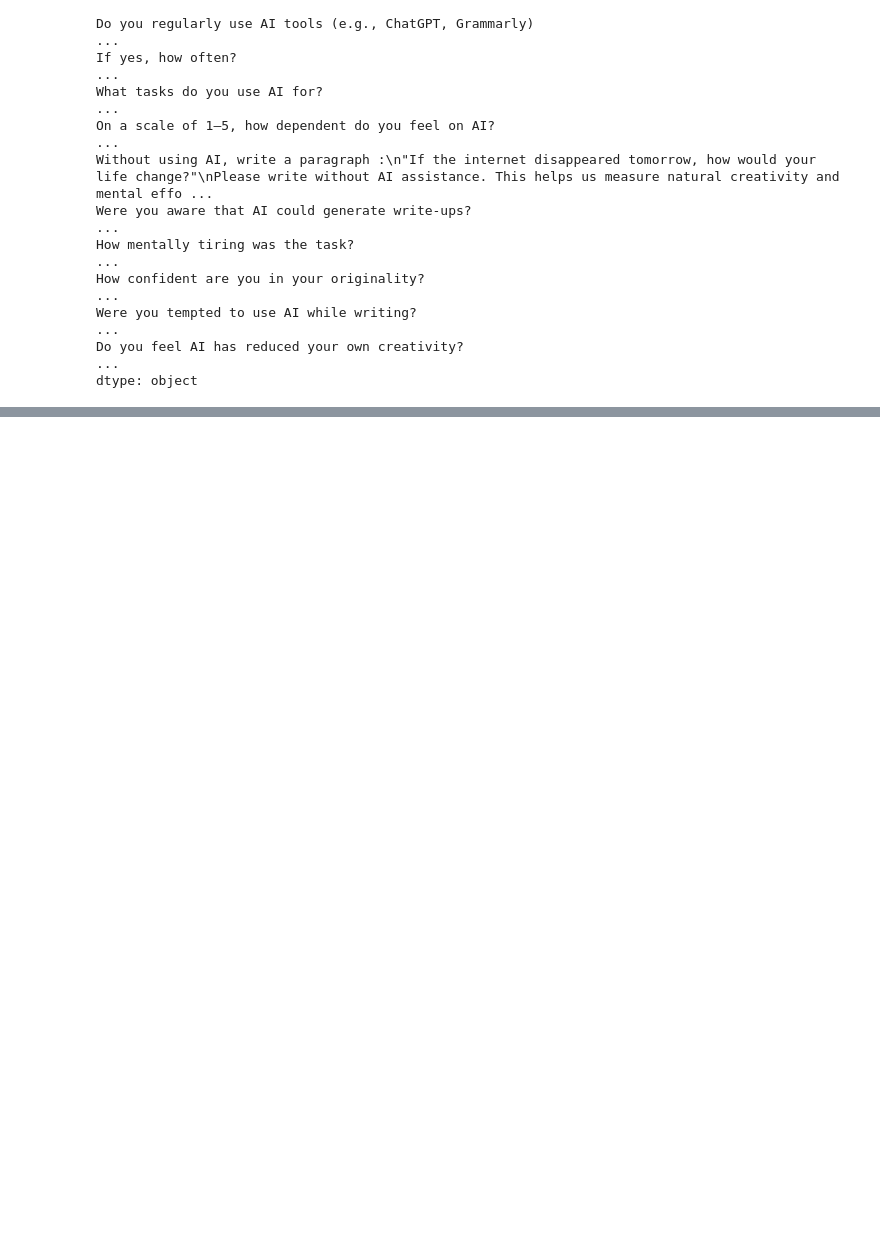
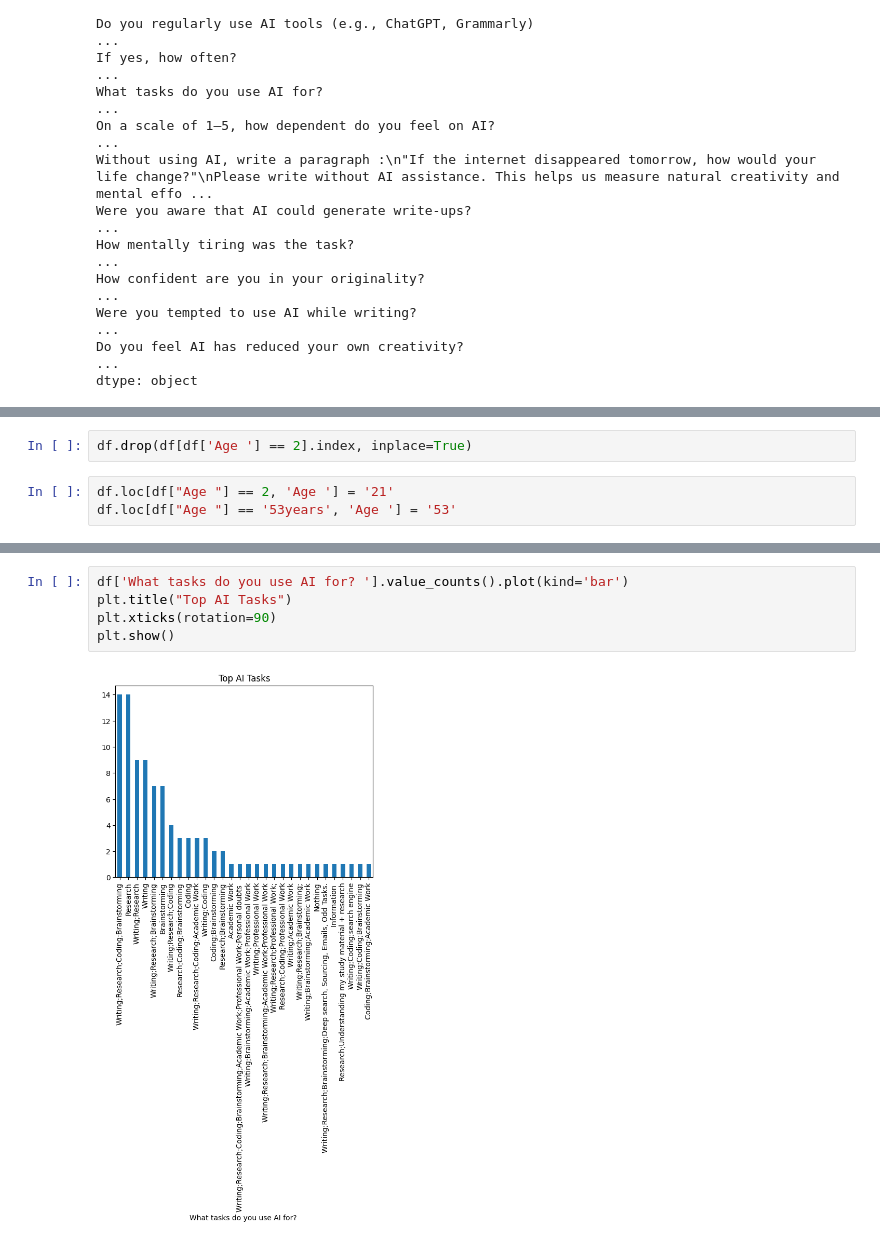
Before and after one commit to simarkalsi24/Study-on-AI-Dependency-and-Cognitive-Creativity, a Jupyter notebook: Analysis dataset.ipynb, the cells around one changed output, grey strips where cells are left out. Drawn from its saved outputs; the diff is of its cells as text; blank space fills up the shorter version.

```diff
--- a/Analysis dataset.ipynb
+++ b/Analysis dataset.ipynb
@@ -318,0 +339,5 @@ df.describe()
+# %%
+df.drop(df[df['Age '] == 2].index, inplace=True)
+# %%
+df.loc[df["Age "] == 2, 'Age '] = '21'
+df.loc[df["Age "] == '53years', 'Age '] = '53'
@@ -318,0 +360,7 @@ df.describe()
+# %%
+df['What tasks do you use AI for? '].value_counts().plot(kind='bar')
+plt.title("Top AI Tasks")
+plt.xticks(rotation=90)
+plt.show()
+# %% [output]
+[figure, added]
```
Also changed, not shown: parts of 11 cells of this notebook.
